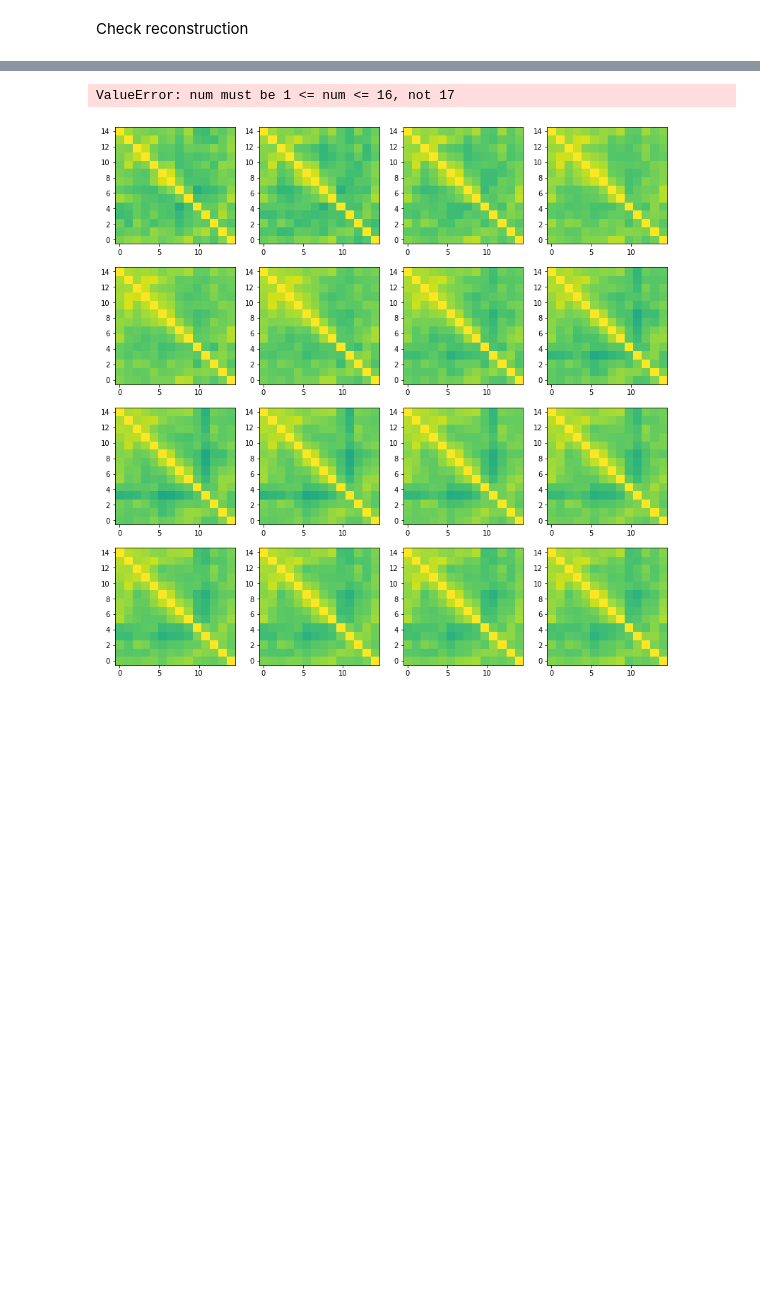
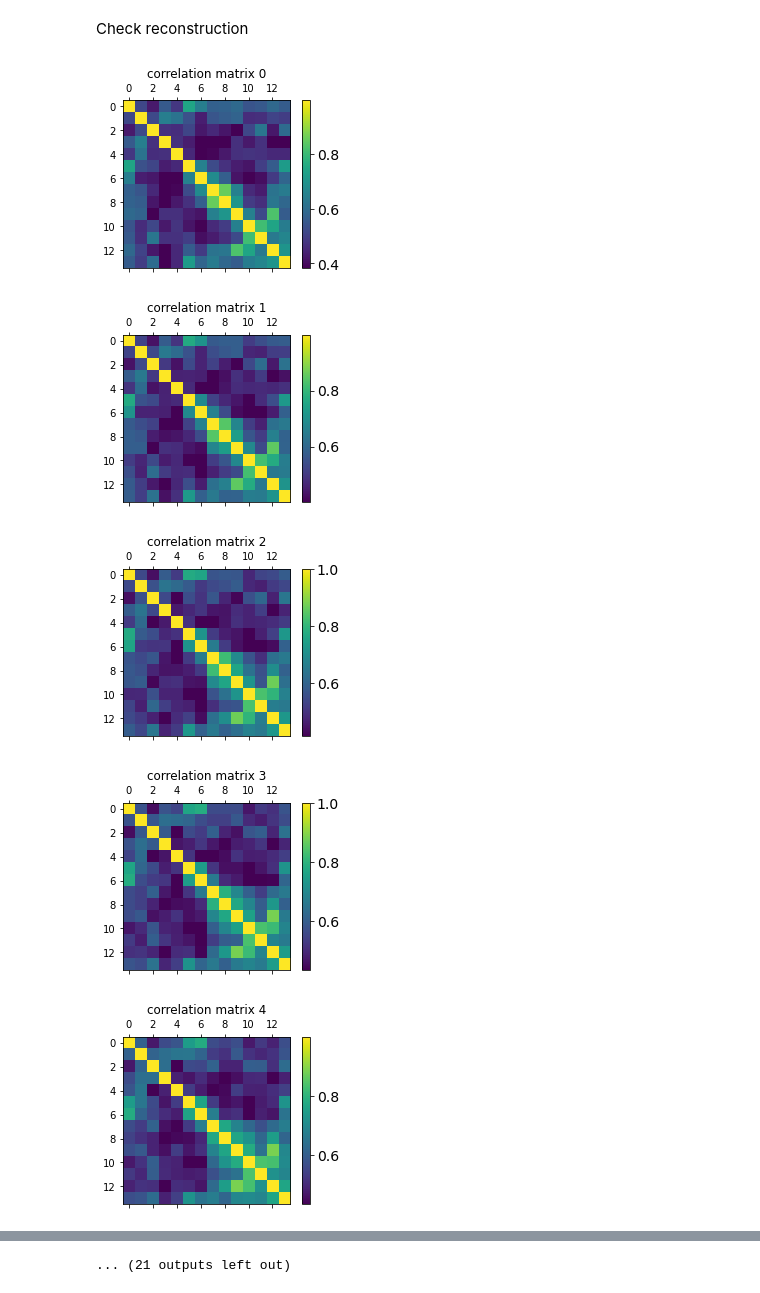
Before and after one commit to JoshSchrock/EEG-Game, a Jupyter notebook: DMD.ipynb, the cells around one changed output, grey strips where cells are left out. Saved outputs shown, nothing was run; the diff lists cells and outputs as text; code cells hidden in the pictures; blank space fills up the shorter version.

```diff
--- a/DMD.ipynb
+++ b/DMD.ipynb
@@ -17,7 +20,7 @@ for i in range(X.shape[0]):
     matricies.append(X[i])
     print(X[i].shape)
 
-dmd = DMD(svd_rank=14)
+dmd = MrDMD(dmd=DMD())
 dmd.fit(matricies)
 # %% [output]
 (33, 14, 14)
@@ -41,11 +44,21 @@ dmd.fit(matricies)
 # %% [markdown]
 Check reconstruction
 # %%
-x1 = np.linspace(14, 0, 14)
-x2 = np.linspace(0, 14, 14)
-x1grid, x2grid = np.meshgrid(x1, x2)
-fig = plt.figure(figsize=(14,14))
-for id_subplot, snapshot in enumerate(dmd.reconstructed_data.T, start=1):
-    plt.subplot(4, 4, id_subplot)
-    plt.pcolor(x1grid, x2grid, snapshot.reshape(x1grid.shape).real, vmin=-1, vmax=1)
+# x1 = np.linspace(14, 0, 14)
+# x2 = np.linspace(0, 14, 14)
+# x1grid, x2grid = np.meshgrid(x1, x2)
+# fig = plt.figure(figsize=(14,14))
+for id_subplot, snapshot in enumerate(dmd.reconstructed_data.T, start=0):
+    matrix = np.reshape(np.array(snapshot.real), (-1, 14))
+    color_lims = np.percentile(matrix, [5, 95])
+    f = plt.figure(figsize=(4, 3))
+    plt.matshow(matrix.tolist(), fignum=f.number, clim=color_lims)
+    cb = plt.colorbar()
+    cb.ax.tick_params(labelsize=14)
+    plt.title(f'correlation matrix {str(id_subplot)}')
 # %% [output]
+[figure, new version]
+[figure, added]
+[figure, added]
+[figure, added]
+[figure, added]
@@ -52,2 +72 @@ for id_subplot, snapshot in enumerate(dmd.reconstructed_data.T, start=1):
-ValueError: num must be 1 <= num <= 16, not 17
+... (21 outputs left out)
-[figure, old version]
```
Also changed, not shown: parts of 6 cells of this notebook.
